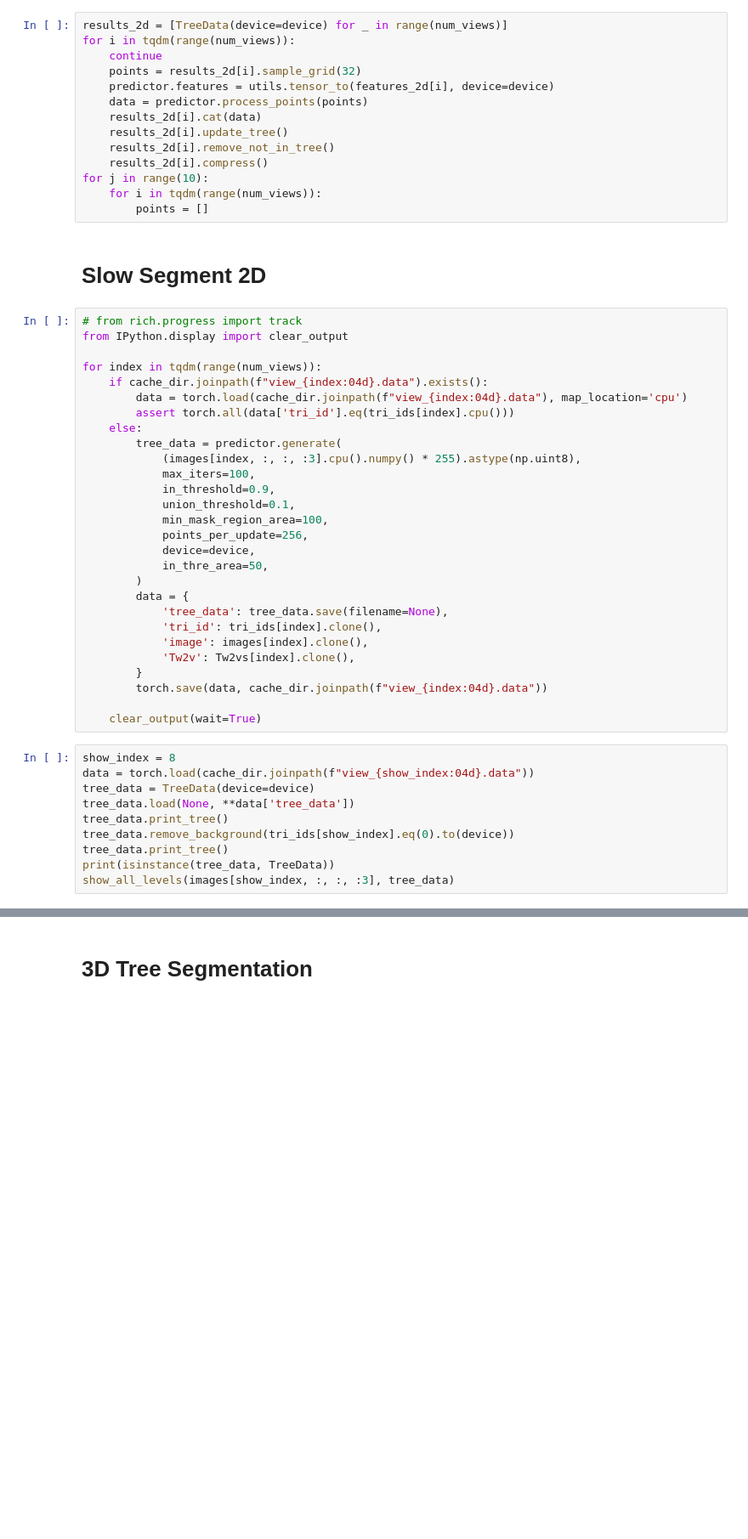
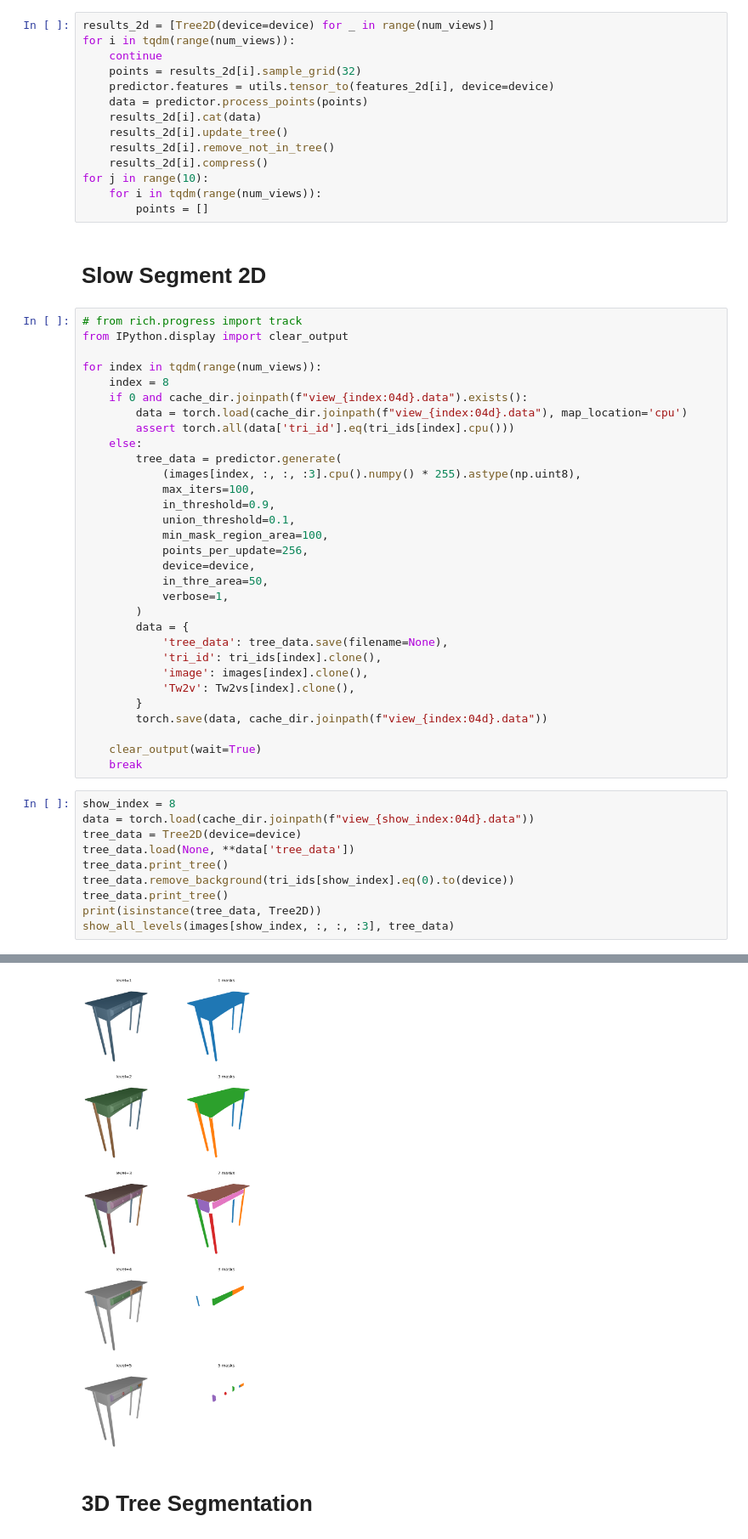
Before and after one commit to dnvtmf/OTS, a Jupyter notebook: notebooks/PartNet.ipynb, the cells around one changed output, grey strips where cells are left out. Shown: that part at 85% size. Saved outputs shown, nothing was run; the diff lists cells and outputs as text; blank space fills up the shorter version.

Commit message:
m Tree2D

```diff
--- a/notebooks/PartNet.ipynb
+++ b/notebooks/PartNet.ipynb
@@ -182,7 +186,7 @@ for i in tqdm(range(num_views)):
     features_2d.append(utils.tensor_to(predictor.features, device=torch.device('cpu')))
 print(utils.show_shape(features_2d))
 # %%
-results_2d = [TreeData(device=device) for _ in range(num_views)]
+results_2d = [Tree2D(device=device) for _ in range(num_views)]
 for i in tqdm(range(num_views)):
     continue
     points = results_2d[i].sample_grid(32)
@@ -202,7 +206,8 @@ for j in range(10):
 from IPython.display import clear_output
 
 for index in tqdm(range(num_views)):
-    if cache_dir.joinpath(f"view_{index:04d}.data").exists():
+    index = 8
+    if 0 and cache_dir.joinpath(f"view_{index:04d}.data").exists():
         data = torch.load(cache_dir.joinpath(f"view_{index:04d}.data"), map_location='cpu')
         assert torch.all(data['tri_id'].eq(tri_ids[index].cpu()))
     else:
@@ -215,6 +220,7 @@ for index in tqdm(range(num_views)):
             points_per_update=256,
             device=device,
             in_thre_area=50,
+            verbose=1,
         )
         data = {
             'tree_data': tree_data.save(filename=None),
@@ -225,13 +231,15 @@ for index in tqdm(range(num_views)):
         torch.save(data, cache_dir.joinpath(f"view_{index:04d}.data"))
 
     clear_output(wait=True)
+    break
 # %%
 show_index = 8
 data = torch.load(cache_dir.joinpath(f"view_{show_index:04d}.data"))
-tree_data = TreeData(device=device)
+tree_data = Tree2D(device=device)
 tree_data.load(None, **data['tree_data'])
 tree_data.print_tree()
 tree_data.remove_background(tri_ids[show_index].eq(0).to(device))
 tree_data.print_tree()
-print(isinstance(tree_data, TreeData))
+print(isinstance(tree_data, Tree2D))
 show_all_levels(images[show_index, :, :, :3], tree_data)
+# %% [output]
@@ -238,3 +288,4 @@ show_all_levels(images[show_index, :, :, :3], tree_data)
+[figure, added]
 # %% [markdown]
 # 3D Tree Segmentation
 # %%
```
Also changed, not shown: parts of 11 cells of this notebook, 14 other files.
